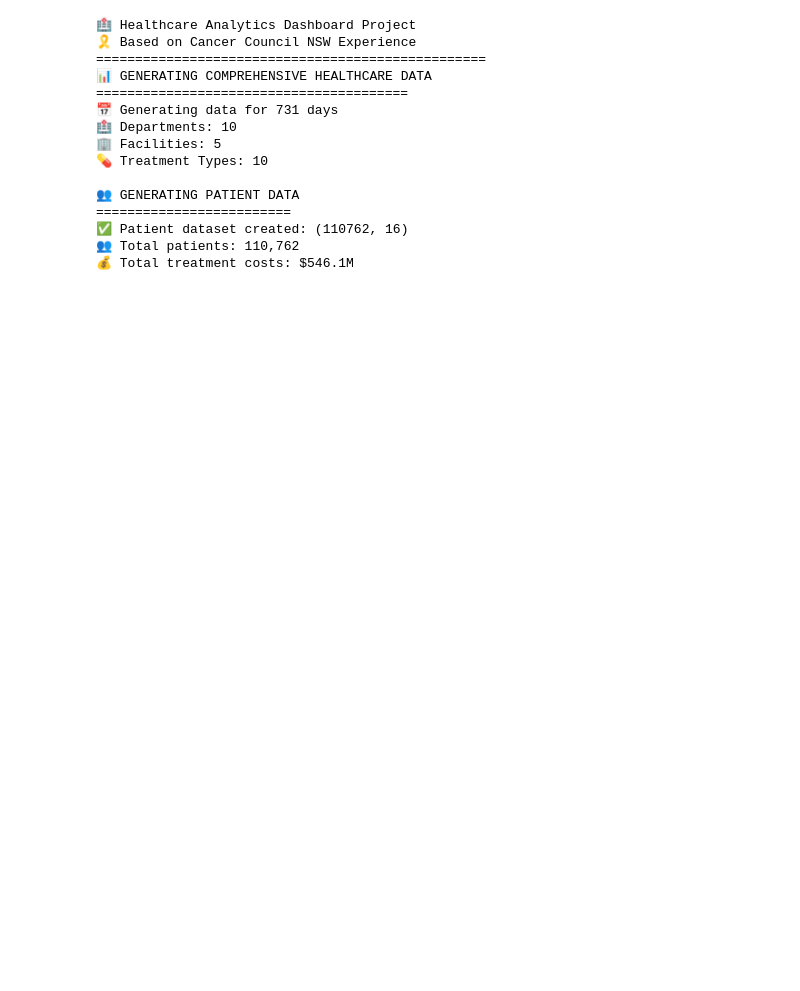
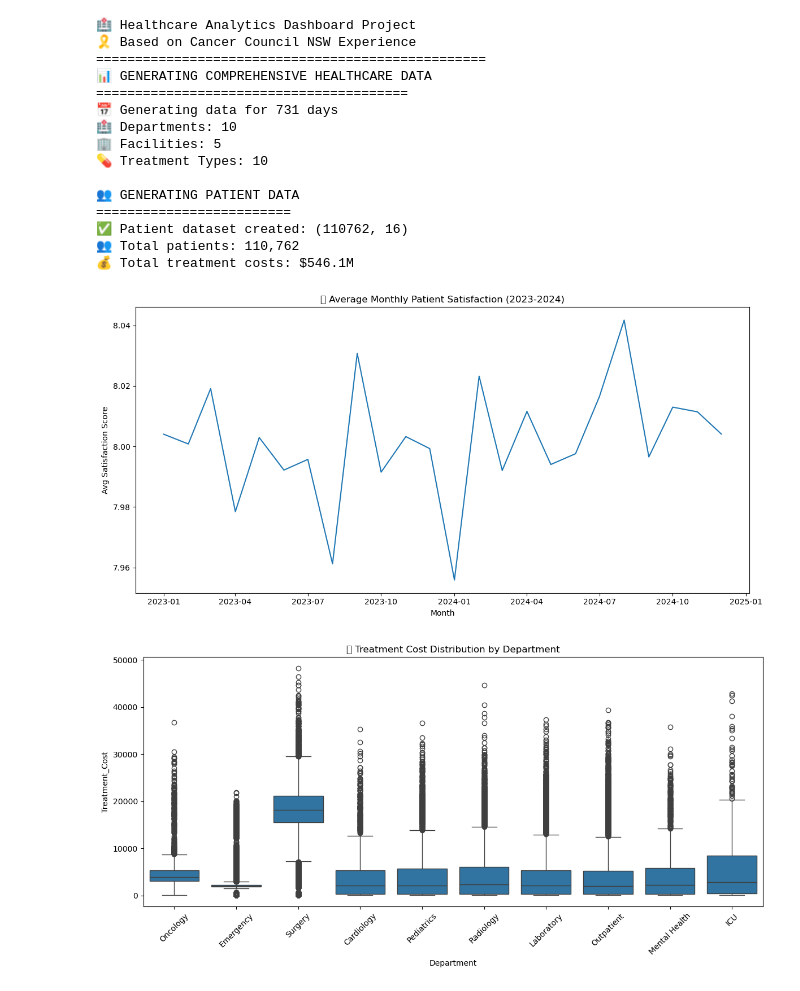
Before and after one commit to suzydon/healthcare, a Jupyter notebook: Healthcare.ipynb, the cells around one changed output. Saved outputs shown, nothing was run; the diff lists cells and outputs as text; code cells hidden in the pictures; blank space fills up the shorter version.

```diff
--- a/Healthcare.ipynb
+++ b/Healthcare.ipynb
@@ -198,0 +203,40 @@ print(f"💰 Total treatment costs: ${df_patients['Treatment_Cost'].sum()/1e6:.1
+# %%
+import os
+
+os.makedirs("visuals", exist_ok=True)
+os.makedirs("data", exist_ok=True)
+
+import pandas as pd
+import matplotlib.pyplot as plt
+import seaborn as sns
+
+
+
+# monthly satisfaction trend
+monthly_satisfaction = df_patients.groupby(['Year', 'Month'])['Patient_Satisfaction'].mean().reset_index()
+monthly_satisfaction['Date'] = pd.to_datetime(monthly_satisfaction['Year'].astype(str) + '-' + monthly_satisfaction['Month'].astype(str) + '-01')
+
+plt.figure(figsize=(12, 6))
+sns.lineplot(data=monthly_satisfaction, x='Date', y='Patient_Satisfaction')
+plt.title("📈 Average Monthly Patient Satisfaction (2023-2024)")
+plt.xlabel("Month")
+plt.ylabel("Avg Satisfaction Score")
+plt.tight_layout()
+import os
+
+os.makedirs("visuals", exist_ok=True)
+
+plt.savefig("visuals/satisfaction_by_month.png")
+plt.show()
+
+# dep fee distribution
+plt.figure(figsize=(12, 6))
+sns.boxplot(data=df_patients, x='Department', y='Treatment_Cost')
+plt.title("💰 Treatment Cost Distribution by Department")
+plt.xticks(rotation=45)
+plt.tight_layout()
+plt.savefig("visuals/cost_distribution.png")
+plt.show()
+# %% [output]
+[figure, added]
+[figure, added]
```
Also changed, not shown: parts of 2 cells of this notebook.
